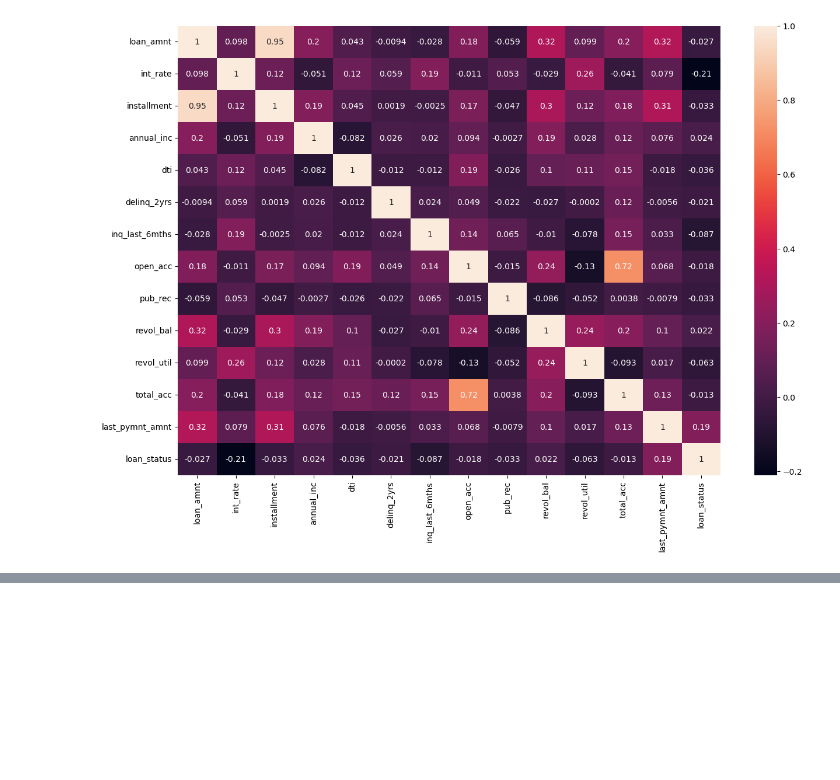
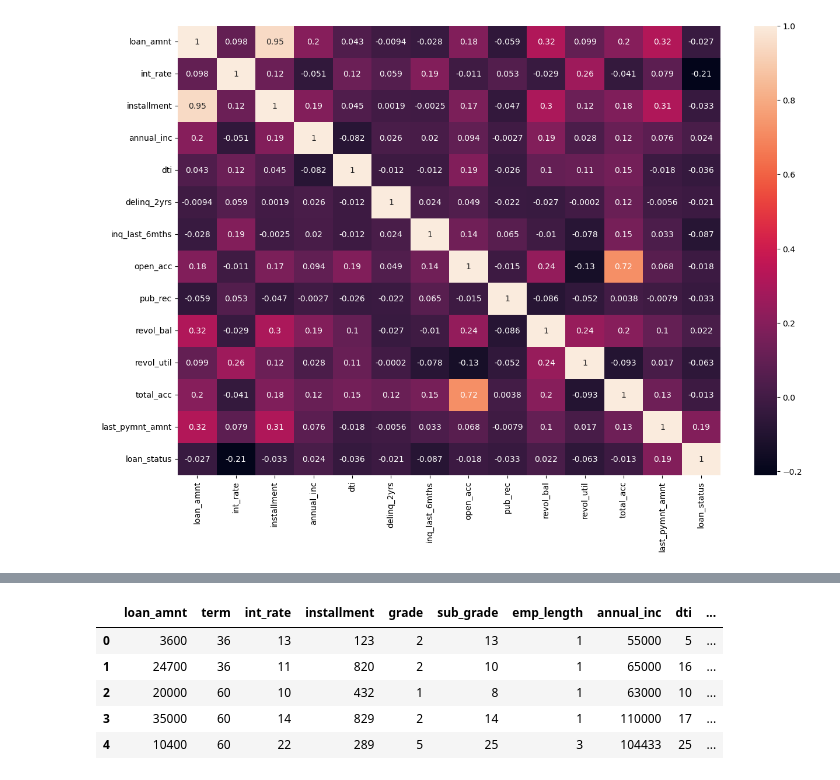
Before and after one commit to 10969shirazu/loan-eligibility-app, a Jupyter notebook: notebooks/data_exploration.ipynb, the cells around one changed output, grey strips where cells are left out. Saved outputs shown, nothing was run; the diff lists cells and outputs as text; code cells hidden in the pictures; blank space fills up the shorter version.

Commit message:
data preprocessing done, ready for training

```diff
--- a/notebooks/data_exploration.ipynb
+++ b/notebooks/data_exploration.ipynb
@@ -302,0 +314,3 @@ plt.show()
+# %%
+df_reduced['term'] = df_reduced['term'].astype('int64')
+df_reduced['term'].unique()
@@ -302,0 +319,8 @@ plt.show()
+# %%
+from sklearn import preprocessing
+le = preprocessing.LabelEncoder()
+
+df_reduced['grade'] = le.fit_transform(df_reduced['grade'])
+df_reduced['grade'].unique()
+#ici je garde la trace du mapping de la varibale
+grade_map = label_mapping = dict(zip(le.classes_, range(len(le.classes_))))
@@ -302,0 +333,7 @@ plt.show()
+# %%
+df_reduced['emp_length'] = le.fit_transform(df_reduced['emp_length'])
+emp_map = dict(zip(le.classes_, range(len(le.classes_))))
+df_reduced['sub_grade'] = le.fit_transform(df_reduced['sub_grade'])
+grade_map = dict(zip(le.classes_, range(len(le.classes_))))
+df_reduced['sub_grade'] = le.fit_transform(df_reduced['sub_grade'])
+sub_grade_map =  dict(zip(le.classes_, range(len(le.classes_))))
@@ -302,0 +349,11 @@ plt.show()
+# %%
+df_reduced = pd.get_dummies(data=df_reduced,columns=['home_ownership','verification_status','purpose'],drop_first=True).astype(int)
+# %%
+df_reduced.head()
+# %% [output]
+|  | loan_amnt | term | int_rate | installment | grade | sub_grade | emp_length | annual_inc | dti | ... |
+| 0 | 3600 | 36 | 13 | 123 | 2 | 13 | 1 | 55000 | 5 | ... |
+| 1 | 24700 | 36 | 11 | 820 | 2 | 10 | 1 | 65000 | 16 | ... |
+| 2 | 20000 | 60 | 10 | 432 | 1 | 8 | 1 | 63000 | 10 | ... |
+| 3 | 35000 | 60 | 14 | 829 | 2 | 14 | 1 | 110000 | 17 | ... |
+| 4 | 10400 | 60 | 22 | 289 | 5 | 25 | 3 | 104433 | 25 | ... |
```
Also changed, not shown: parts of 8 cells of this notebook.
